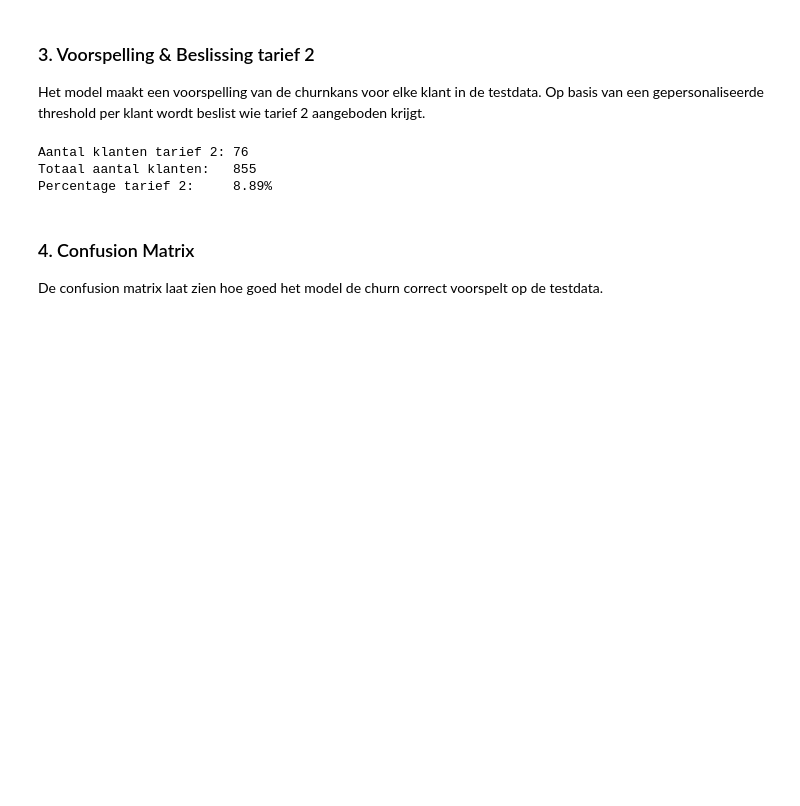
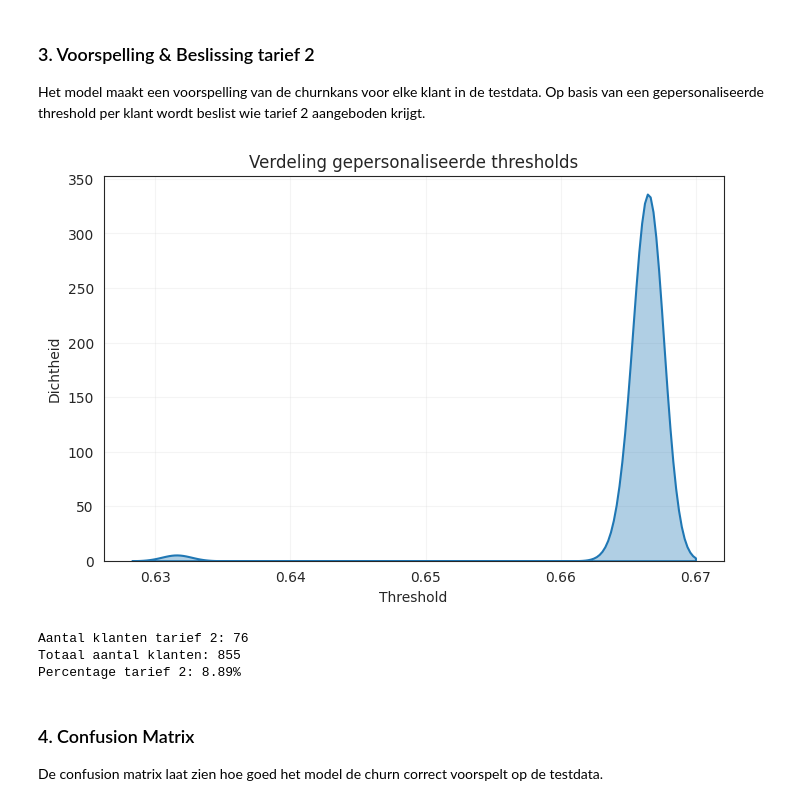
Before and after one commit to Murielle01/BP-3.4, a Jupyter notebook: scripts/opdracht 2/evaluatie_rf.ipynb, the cells around one changed output. Cells and saved outputs as stored; diff of their text form; code cells hidden in the pictures; blank space fills up the shorter version.

```diff
--- a/scripts/opdracht 2/evaluatie_rf.ipynb
+++ b/scripts/opdracht 2/evaluatie_rf.ipynb
@@ -379,22 +378,34 @@ X_test.shape, y_test.shape
 Het model maakt een voorspelling van de churnkans voor elke klant in de testdata.
 Op basis van een gepersonaliseerde threshold per klant wordt beslist wie tarief 2 aangeboden krijgt.
 # %%
-# Churnkans voorspellen
+y_pred = model.predict(X_test)
 y_prob = model.predict_proba(X_test)[:, 1]
-y_pred = model.predict(X_test)
 
-# Gepersonaliseerde threshold per klant
+# Winst per tarief
 W1 = 0.1 * X_test["Frequency of SMS"] + 0.3 * X_test["Seconds of Use"]
 W2 = 0.07 * X_test["Frequency of SMS"] + 0.2 * X_test["Seconds of Use"]
 
+# Balansvergelijking
 df_test["thresholds"] = (W1 - W2) / (W1 - 0.75 * W2)
 
 # Beslissing
 offer_tarief2 = (y_prob >= df_test["thresholds"])
 
+# Visualisatie
+plt.figure(figsize=(8,5))
+sns.kdeplot(df_test["thresholds"], fill=True, alpha=0.35, linewidth=1.5)
+plt.title("Verdeling gepersonaliseerde thresholds")
+plt.xlabel("Threshold")
+plt.ylabel("Dichtheid")
+plt.grid(alpha=0.2)
+plt.show()
+
+# Samenvatting
 n_tarief2 = offer_tarief2.sum()
+
 print(f"Aantal klanten tarief 2: {n_tarief2}")
-print(f"Totaal aantal klanten:   {len(df_test)}")
-print(f"Percentage tarief 2:     {n_tarief2/len(df_test):.2%}")
+print(f"Totaal aantal klanten: {len(df_test)}")
+print(f"Percentage tarief 2: {n_tarief2/len(df_test):.2%}")
 # %% [output]
+[figure, added]
 Aantal klanten tarief 2: 76
```
Also changed, not shown: parts of 3 cells of this notebook, 12 other files.
